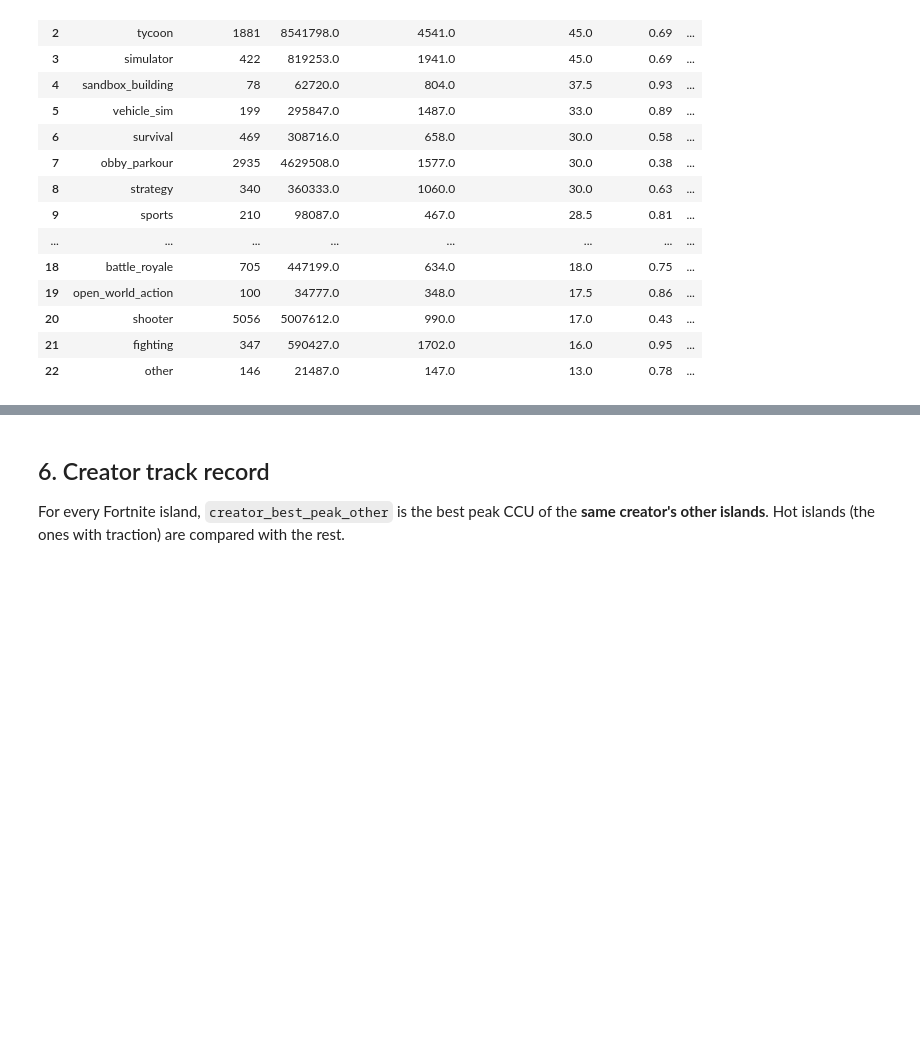
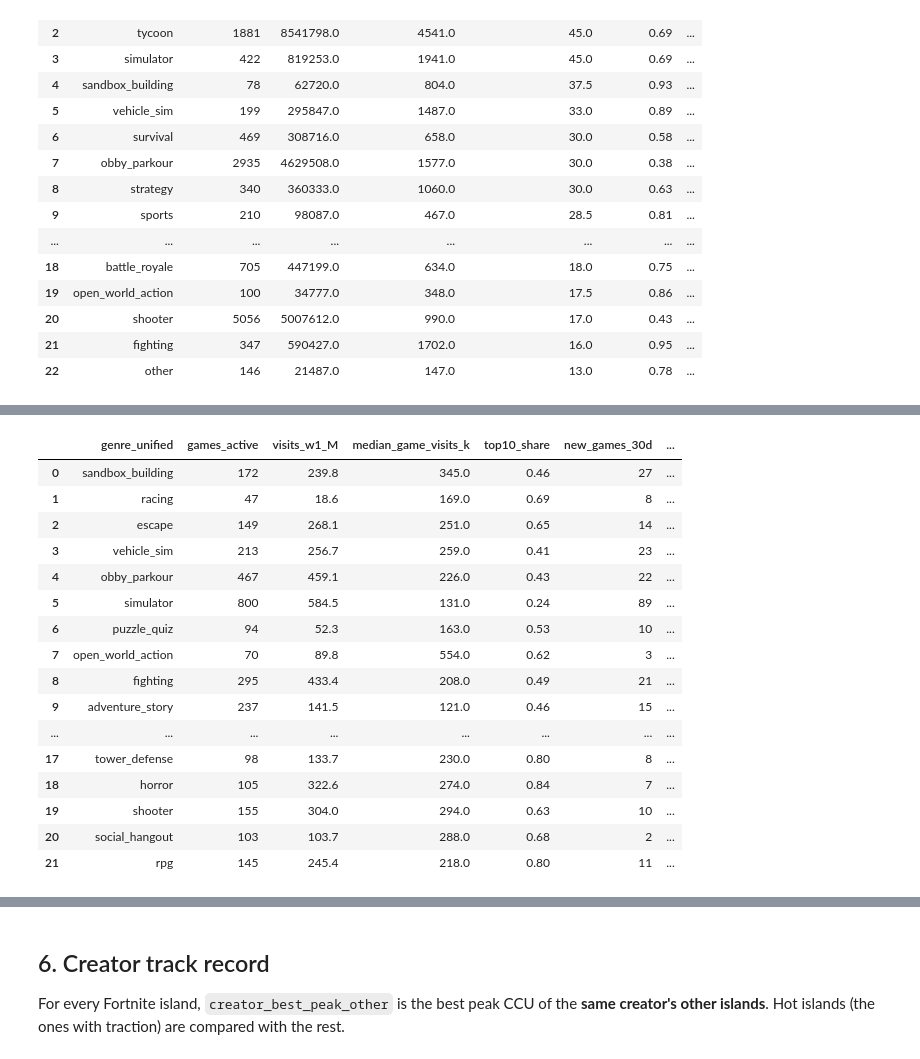
Before and after one commit to Agustin-Molina/ugc-game-analytics, a Jupyter notebook: notebooks/eda.ipynb, the cells around one changed output, grey strips where cells are left out. Saved outputs shown, nothing was run; the diff lists cells and outputs as text; code cells hidden in the pictures; blank space fills up the shorter version.

```diff
--- a/notebooks/eda.ipynb
+++ b/notebooks/eda.ipynb
@@ -331,0 +342,28 @@ thousands of near-identical maps compete for it.
+# %%
+q("""
+select genre_unified, games_active, round(visits_w1 / 1e6, 1) as visits_w1_M,
+       round(median_game_visits / 1e3) as median_game_visits_k,
+       round(top10_share, 2) as top10_share, new_games_30d,
+       round(new_games_visits_share, 2) as new_games_visits_share, visits_growth, opportunity_score
+from roblox_niche_opportunity
+where games_active >= 20
+order by new_games_visits_share desc
+""")
+# %% [output]
+|  | genre_unified | games_active | visits_w1_M | median_game_visits_k | top10_share | new_games_30d | ... |
+| 0 | sandbox_building | 172 | 239.8 | 345.0 | 0.46 | 27 | ... |
+| 1 | racing | 47 | 18.6 | 169.0 | 0.69 | 8 | ... |
+| 2 | escape | 149 | 268.1 | 251.0 | 0.65 | 14 | ... |
+| 3 | vehicle_sim | 213 | 256.7 | 259.0 | 0.41 | 23 | ... |
+| 4 | obby_parkour | 467 | 459.1 | 226.0 | 0.43 | 22 | ... |
+| 5 | simulator | 800 | 584.5 | 131.0 | 0.24 | 89 | ... |
+| 6 | puzzle_quiz | 94 | 52.3 | 163.0 | 0.53 | 10 | ... |
+| 7 | open_world_action | 70 | 89.8 | 554.0 | 0.62 | 3 | ... |
+| 8 | fighting | 295 | 433.4 | 208.0 | 0.49 | 21 | ... |
+| 9 | adventure_story | 237 | 141.5 | 121.0 | 0.46 | 15 | ... |
+| ... | ... | ... | ... | ... | ... | ... | ... |
+| 17 | tower_defense | 98 | 133.7 | 230.0 | 0.80 | 8 | ... |
+| 18 | horror | 105 | 322.6 | 274.0 | 0.84 | 7 | ... |
+| 19 | shooter | 155 | 304.0 | 294.0 | 0.63 | 10 | ... |
+| 20 | social_hangout | 103 | 103.7 | 288.0 | 0.68 | 2 | ... |
+| 21 | rpg | 145 | 245.4 | 218.0 | 0.80 | 11 | ... |
```
Also changed, not shown: parts of 7 cells of this notebook, 8 other files.
